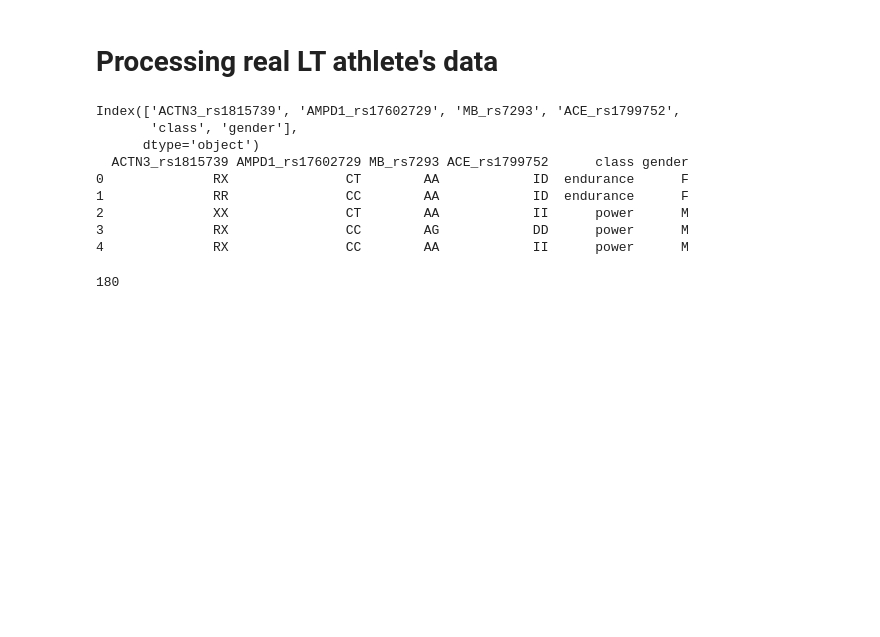
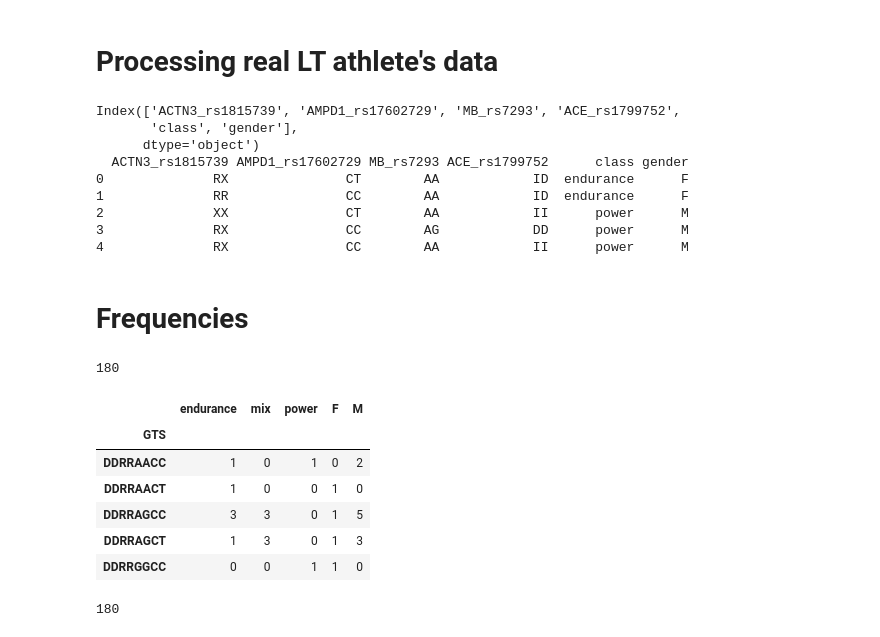
Before and after one commit to erinijapranckeviciene/ppolygenic, a Jupyter notebook: ppolygenic.ipynb, the cells around one changed output. Drawn from its saved outputs; the diff is of its cells as text; code cells hidden in the pictures; blank space fills up the shorter version.

```diff
--- a/ppolygenic.ipynb
+++ b/ppolygenic.ipynb
@@ -313,6 +313,41 @@ Index(['ACTN3_rs1815739', 'AMPD1_rs17602729', 'MB_rs7293', 'ACE_rs1799752',
 2              XX               CT        AA            II      power      M
 3              RX               CC        AG            DD      power      M
 4              RX               CC        AA            II      power      M
+# %% [markdown]
+# Frequencies
+# %%
+import numpy as np
+import pandas as pd
+nr,nc=lt_athletes_data.shape
+print(nr)
+gts=np.zeros([nr,3], dtype=object)
+for i in range(0,nr-1):
+    drow   = lt_athletes_data.iloc[i]
+    gta = drow['ACE_rs1799752']+drow['ACTN3_rs1815739']+drow['MB_rs7293']+drow['AMPD1_rs17602729']
+    #print(gta)
+    gts[i,0]=gta
+    gts[i,1]=drow['class']
+    gts[i,2]=drow['gender']
+gtsdf=pd.DataFrame(gts,columns=['GTS','class','gender'])
+gtsgender=pd.crosstab(gtsdf['GTS'],gtsdf['gender'])
+gtsclass=pd.crosstab(gtsdf['GTS'],gtsdf['class'])
+# %% [output]
+180
+# %%
+# merge gtsclass and gtsgender
+gtsm=pd.merge(gtsclass,gtsgender,on='GTS')
+gtsm1=gtsm.drop([0],axis=0)
+gtsm2=gtsm1.drop(['0_x','0_y'],axis=1)
+gtsm2.head()
+#Filter genotypes of females only
+# %% [output]
+|  | endurance | mix | power | F | M |
+| GTS |  |  |  |  |  |
+| DDRRAACC | 1 | 0 | 1 | 0 | 2 |
+| DDRRAACT | 1 | 0 | 0 | 1 | 0 |
+| DDRRAGCC | 3 | 3 | 0 | 1 | 5 |
+| DDRRAGCT | 1 | 3 | 0 | 1 | 3 |
+| DDRRGGCC | 0 | 0 | 1 | 1 | 0 |
 # %%
 import numpy as np
 nr,nc=lt_athletes_data.shape
```
Also changed, not shown: parts of 3 cells of this notebook.
